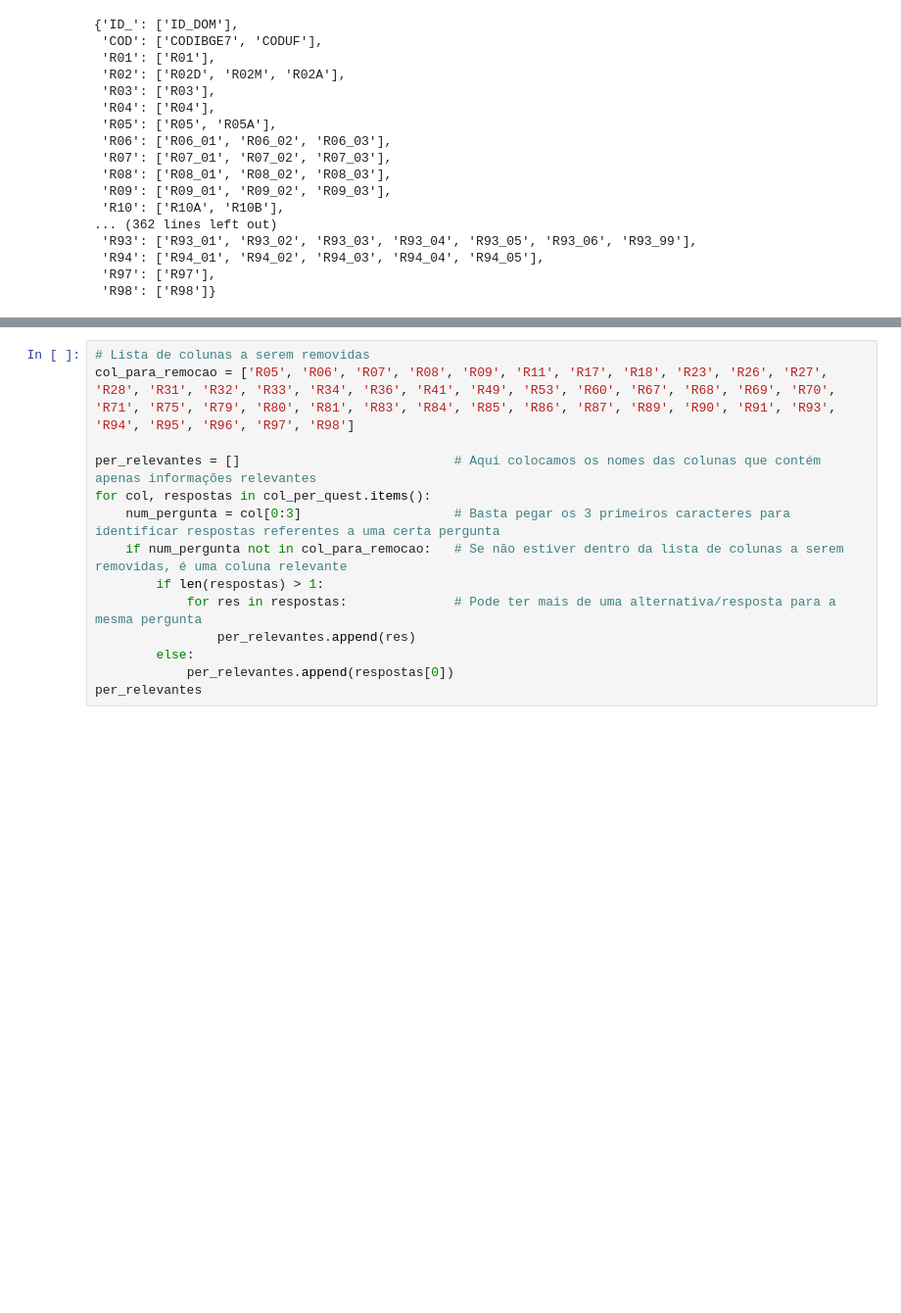
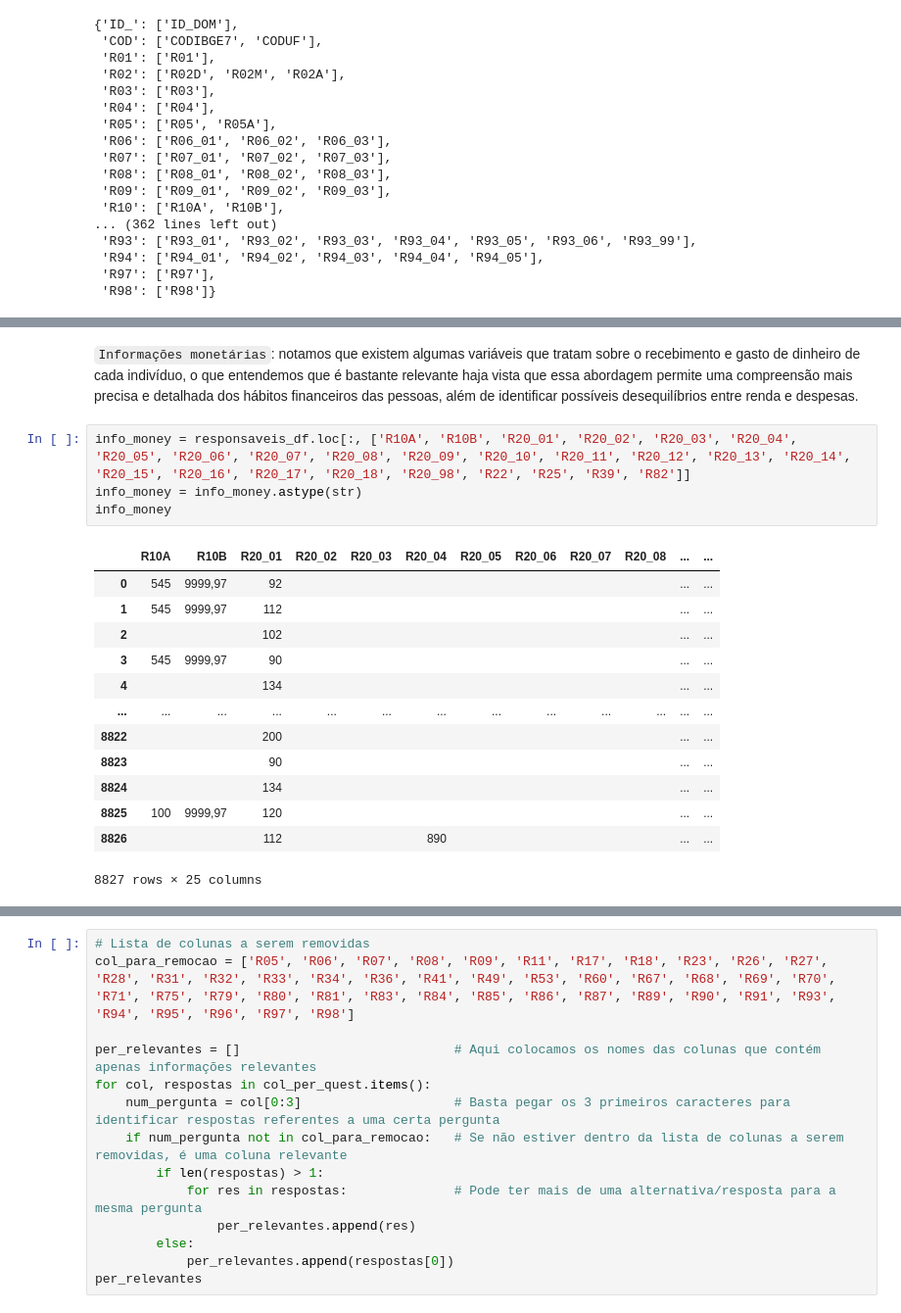
Before and after one commit to insper-classroom/23-1a-cd-p2-anderson_samuel_vinicius, a Jupyter notebook: Relatório.ipynb, the cells around one changed output, grey strips where cells are left out. Shown at 98% size. Saved outputs shown, nothing was run; the diff lists cells and outputs as text; blank space fills up the shorter version.

```diff
--- a/Relatório.ipynb
+++ b/Relatório.ipynb
@@ -130,0 +158,20 @@ col_per_quest
+# %% [markdown]
+`Informações monetárias`: notamos que existem algumas variáveis que tratam sobre o recebimento e gasto de dinheiro de cada indivíduo, o que entendemos que é bastante relevante haja vista que essa abordagem permite uma compreensão mais precisa e detalhada dos hábitos financeiros das pessoas, além de identificar possíveis desequilíbrios entre renda e despesas.
+# %%
+info_money = responsaveis_df.loc[:, ['R10A', 'R10B', 'R20_01', 'R20_02', 'R20_03', 'R20_04', 'R20_05', 'R20_06', 'R20_07', 'R20_08', 'R20_09', 'R20_10', 'R20_11', 'R20_12', 'R20_13', 'R20_14', 'R20_15', 'R20_16', 'R20_17', 'R20_18', 'R20_98', 'R22', 'R25', 'R39', 'R82']]
+info_money = info_money.astype(str)
+info_money
+# %% [output]
+|  | R10A | R10B | R20_01 | R20_02 | R20_03 | R20_04 | R20_05 | R20_06 | R20_07 | R20_08 | ... | ... |
+| 0 | 545 | 9999,97 | 92 |  |  |  |  |  |  |  | ... | ... |
+| 1 | 545 | 9999,97 | 112 |  |  |  |  |  |  |  | ... | ... |
+| 2 |  |  | 102 |  |  |  |  |  |  |  | ... | ... |
+| 3 | 545 | 9999,97 | 90 |  |  |  |  |  |  |  | ... | ... |
+| 4 |  |  | 134 |  |  |  |  |  |  |  | ... | ... |
+| ... | ... | ... | ... | ... | ... | ... | ... | ... | ... | ... | ... | ... |
+| 8822 |  |  | 200 |  |  |  |  |  |  |  | ... | ... |
+| 8823 |  |  | 90 |  |  |  |  |  |  |  | ... | ... |
+| 8824 |  |  | 134 |  |  |  |  |  |  |  | ... | ... |
+| 8825 | 100 | 9999,97 | 120 |  |  |  |  |  |  |  | ... | ... |
+| 8826 |  |  | 112 |  |  | 890 |  |  |  |  | ... | ... |
+8827 rows × 25 columns
```
Also changed, not shown: parts of 29 cells of this notebook.
